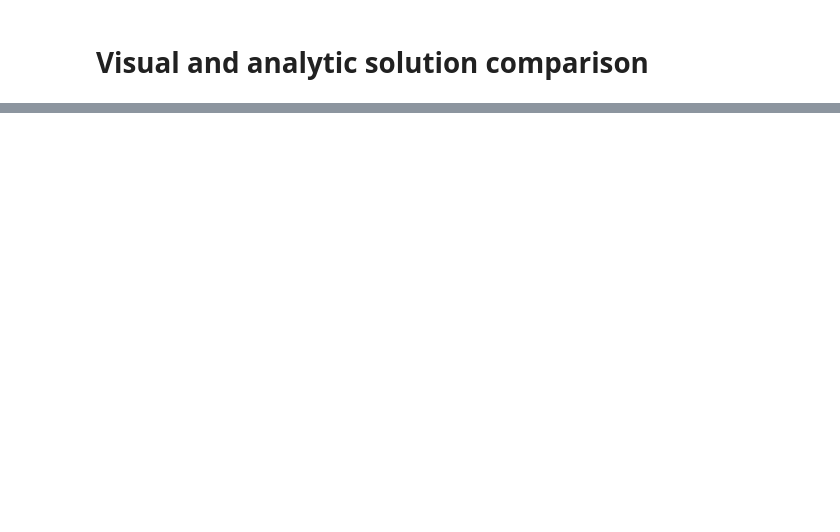
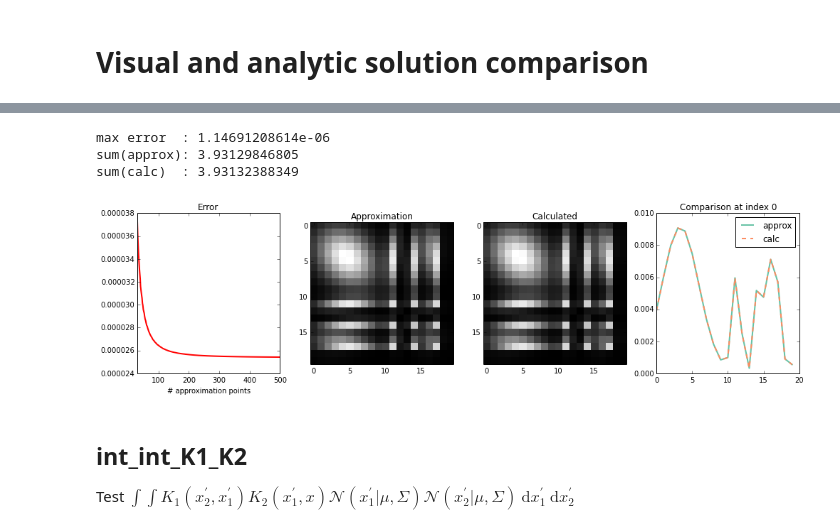
Before and after one commit to jhamrick/bayesian-quadrature, a Jupyter notebook: docs/ipynb/visual-tests.ipynb, the cells around one changed output, grey strips where cells are left out. Saved outputs shown, nothing was run; the diff lists cells and outputs as text; code cells hidden in the pictures; blank space fills up the shorter version.

```diff
--- a/docs/ipynb/visual-tests.ipynb
+++ b/docs/ipynb/visual-tests.ipynb
@@ -68,0 +183,12 @@ plt.plot(calc, '--', lw=2)
+# %%
+plot_2d(calc, approx)
+print_1d(calc, approx)
+# %% [output]
+max error  : 1.14691208614e-06
+sum(approx): 3.93129846805
+sum(calc)  : 3.93132388349
+[figure, added]
+# %% [markdown]
+## int_int_K1_K2
+
+Test $\int \int K_1(x_2^\prime, x_1^\prime) K_2(x_1^\prime, x) \mathcal{N}(x_1^\prime | \mu, \Sigma) \mathcal{N}(x_2^\prime | \mu, \Sigma)\ \mathrm{d}x_1^\prime\ \mathrm{d}x_2^\prime$
```
Also changed, not shown: parts of 71 cells of this notebook.
